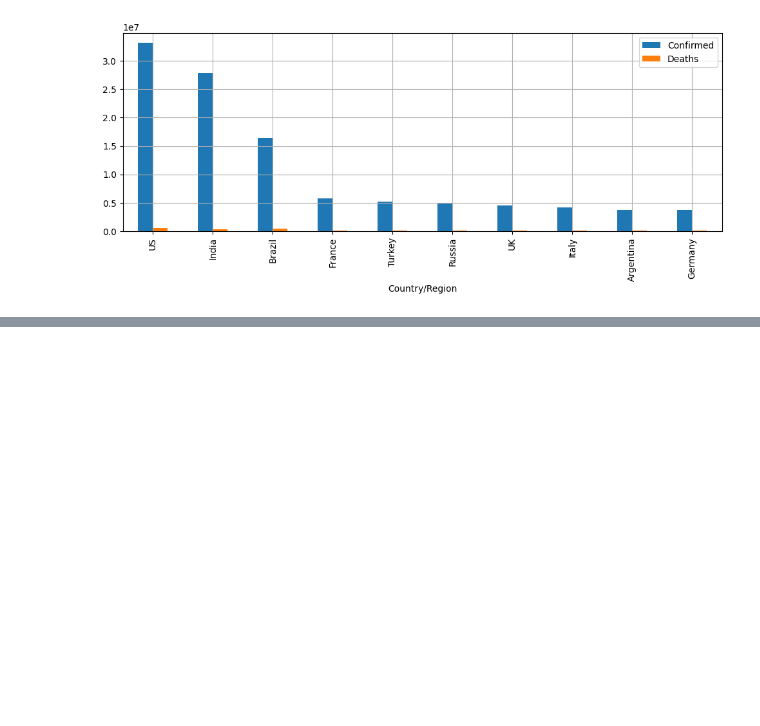
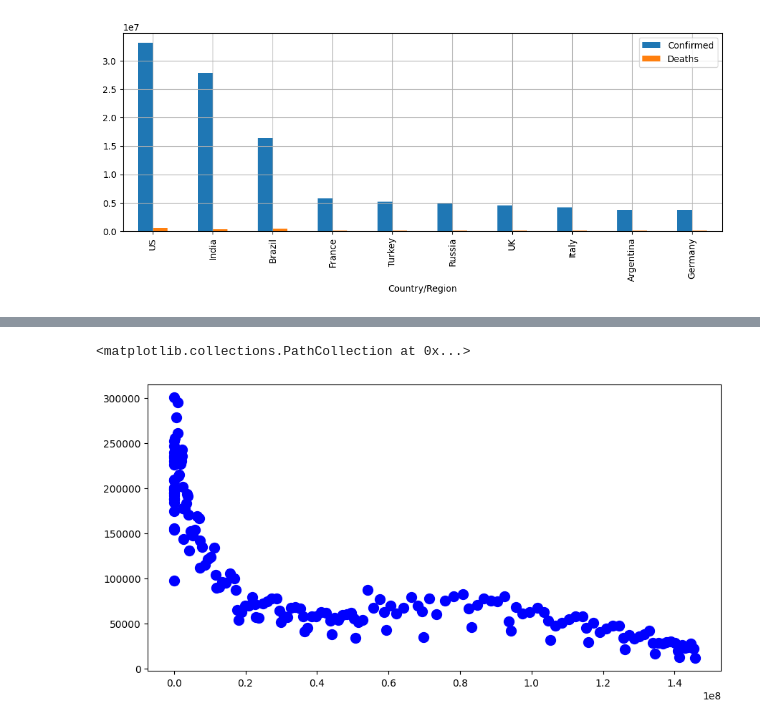
Before and after one commit to dmikhailov89/learning, a Jupyter notebook: stuff.ipynb, the cells around one changed output, grey strips where cells are left out. Cells and saved outputs as stored; diff of their text form; code cells hidden in the pictures; blank space fills up the shorter version.

```diff
--- a/stuff.ipynb
+++ b/stuff.ipynb
@@ -180,0 +173,17 @@ grouped_country.plot(
+# %%
+# Построим диаграмму рассеяния, которая покажет зависимость числа ежедневно обнаруживаемых случаев заражения от
+# общего количества привитых вторым компонентом вакцины в США
+us_data = covid_df[covid_df['Country/Region'] == 'US']
+
+fig = plt.figure(figsize=(8, 4))
+axes = fig.add_axes([0, 0, 1, 1])
+axes.scatter(
+    x=us_data['people_fully_vaccinated'],
+    y=us_data['Daily_confirmed'],
+    s=100,
+    marker='o',
+    c = 'blue'
+)
+# %% [output]
+<matplotlib.collections.PathCollection at 0x...>
+[figure, added]
```
Also changed, not shown: parts of 16 cells of this notebook.
